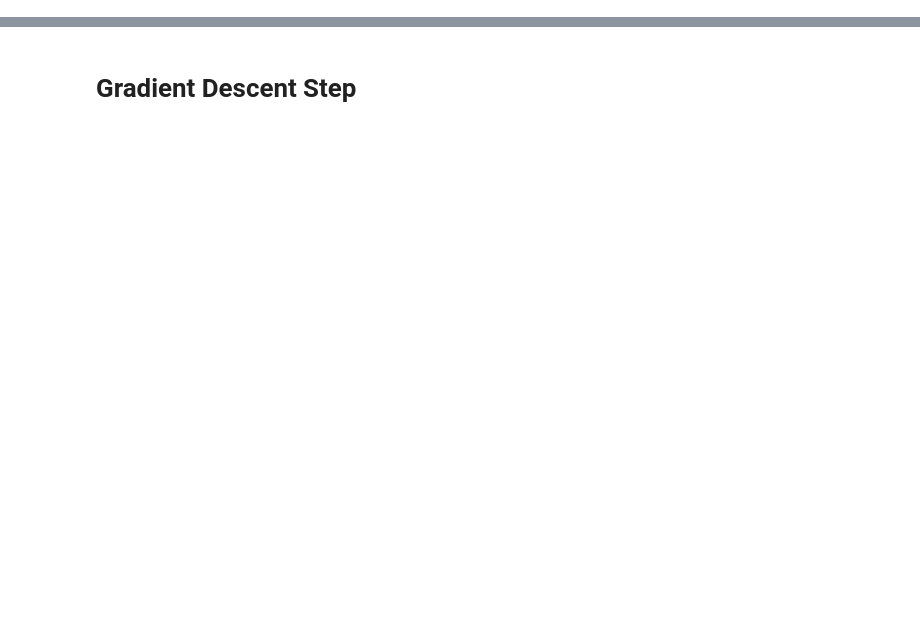
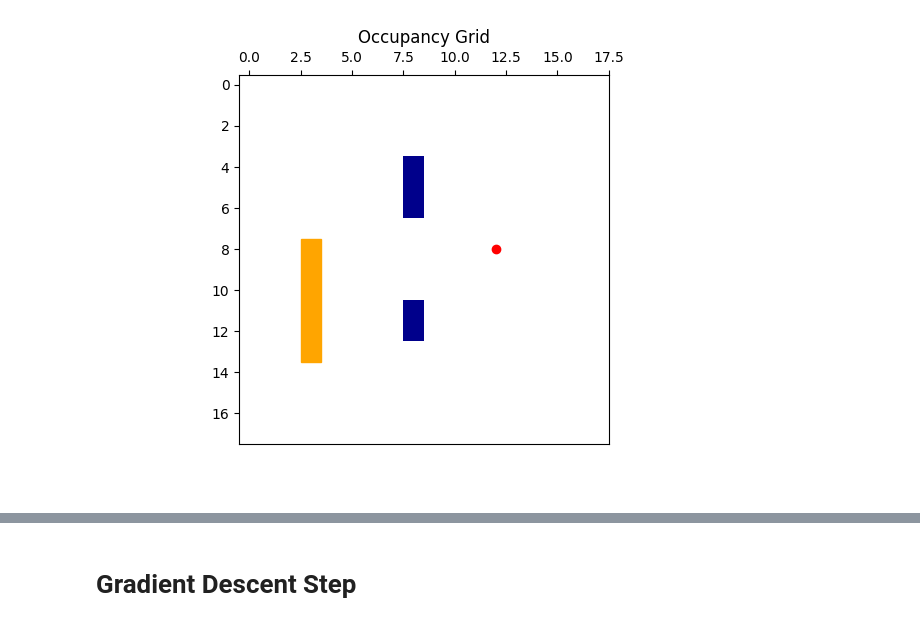
Before and after one commit to ca-schue/potential-field, a Jupyter notebook: pot-field.ipynb, the cells around one changed output, grey strips where cells are left out. Drawn from its saved outputs; the diff is of its cells as text; code cells hidden in the pictures; blank space fills up the shorter version.

```diff
--- a/pot-field.ipynb
+++ b/pot-field.ipynb
@@ -86,0 +37,15 @@ for row in computational_space_rotated_180:
+# %%
+# Obstacles
+occupancy_grid = generate_empty_occupancy_grid(18)
+occupancy_grid = add_obstacle(
+    occupancy_grid=occupancy_grid,
+    width=1,
+    length=3,
+    x=8,
+    y=4)
+occupancy_grid = add_obstacle(
+    occupancy_grid=occupancy_grid,
+    width=1,
+    length=2,
+    x=8,
+    y=11)
@@ -87 +54,73 @@ for row in computational_space_rotated_180:
+# %%
+import matplotlib.pyplot as plt
+from matplotlib.colors import ListedColormap
+
+def plot_occupancy_grid(occupancy_grid, goal_point, plot_axis, current_position=None, path=[], robot_width=None, robot_length=None, active=True, plot_title="Occupancy Grid", y_axis_label=None, start_point=None):
+    plot_axis.clear()
+
+    if active:
+        cmap = ListedColormap(['darkblue', 'white'])
+        start_color = 'green'
+        goal_color = 'red'
+        path_color = 'blue'
+        current_color = 'orange'
+    else:
+        cmap = 'gray'
+        start_color = 'black'
+        goal_color = 'dimgray'
+        path_color = 'darkgray'
+        current_color = 'gray'
+        line_color = 'black'
+
+    plot_axis.imshow(occupancy_grid, cmap=cmap, interpolation='nearest', origin='upper')
+    if start_point is not None:
+        plot_axis.scatter(start_point[0], start_point[1], color=start_color, marker='o', label='Start Point')
+    plot_axis.scatter(goal_point[0], goal_point[1], color=goal_color, marker='o', label='Goal Point')
+    plot_axis.plot([p[0] for p in path], [p[1] for p in path], color=path_color, label='Chosen Path')
+
+    if current_position is not None:
+        current_x, current_y, current_rotation = current_position
+        if robot_width is None or robot_length is None:
+            # Darstellung des aktuellen Roboters als x
+            if not occupancy_grid[current_y, current_x]:
+                plot_axis.scatter(current_x, current_y, color=current_color, marker='x', label='Current Position')
+            else:
+                plot_axis.scatter(current_x, current_y, color=current_color, marker='o', label='Current Position')
+                # Darstellung des aktuellen Roboters als Rechteck
+        else:
+            current_rect = plt.Rectangle(
+                (current_x - 0.5, current_y - 0.5),
+                robot_width,
+                robot_length,
+                rotation_point=(current_x, current_y),
+                angle=current_rotation * -90,  # Rotation in Grad umrechnen
+                color=current_color,
+                label='Current Position'
+            )
+            plot_axis.add_patch(current_rect)
+
+    plot_axis.grid(False)
+    plot_axis.set_title(plot_title)
+
+    # Beschriftung der X-Achse oben
+    plot_axis.xaxis.tick_top()
+
+    if y_axis_label is not None:
+        # Optionale Beschriftung Y-Achse
+        plot_axis.text(-0.15, 0.5, y_axis_label, rotation='horizontal', va='center', ha='right', transform=plot_axis.transAxes)
+
+
+fig = plt.figure()
+plot_axis = fig.add_subplot(111)
+plot_occupancy_grid(
+    occupancy_grid=occupancy_grid,
+    goal_point=goal_point,
+    current_position=current_position,
+    plot_axis=plot_axis,
+    robot_width=robot_width,
+    robot_length=robot_length,
+    start_point=start_point)
+plt.show()
+# %% [output]
+[figure, added]
 # %% [markdown]
```
Also changed, not shown: parts of 31 cells of this notebook.
